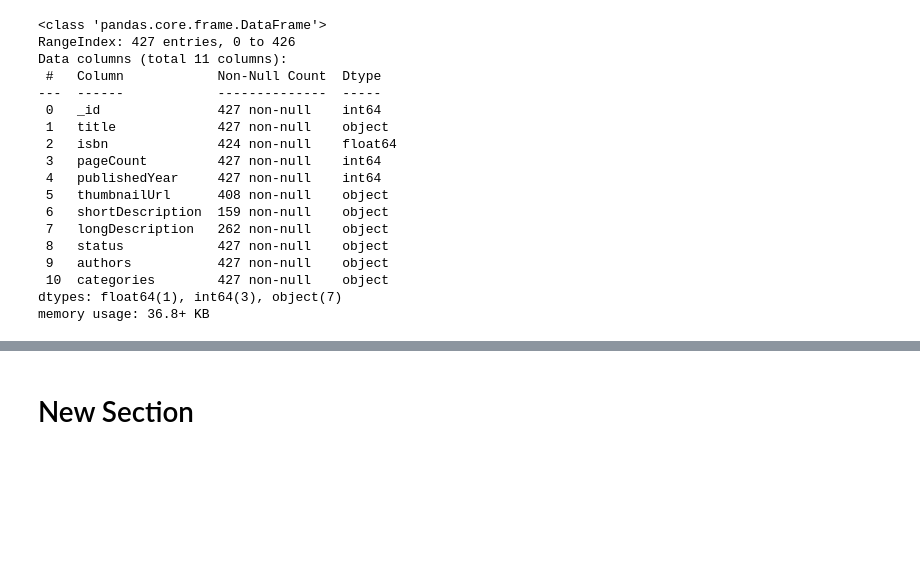
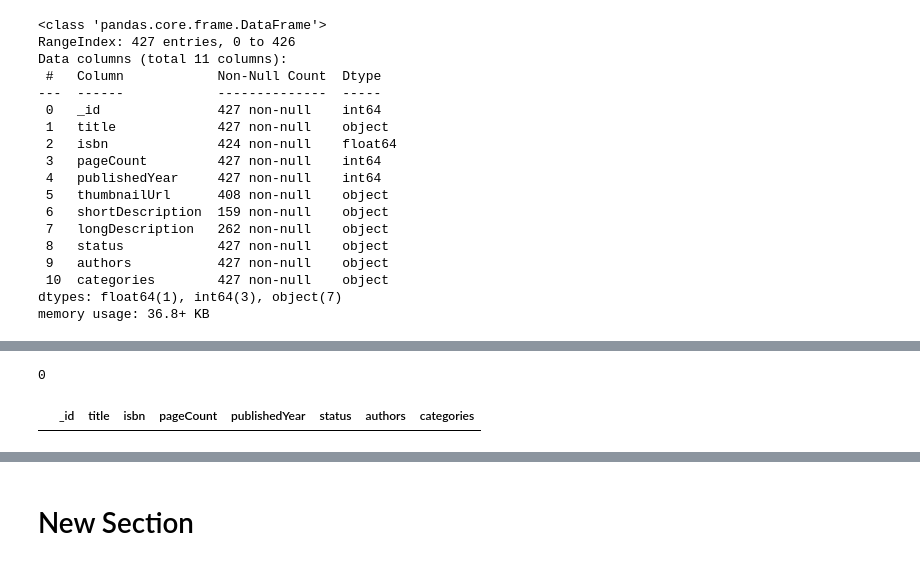
Before and after one commit to sujataprasad01/Books-JSON-data-for-scrapping-analysis, a Jupyter notebook: Project_4_Using_JSON_data_for_analysis.ipynb, the cells around one changed output, grey strips where cells are left out. Drawn from its saved outputs; the diff is of its cells as text; code cells hidden in the pictures; blank space fills up the shorter version.

```diff
--- a/Project_4_Using_JSON_data_for_analysis.ipynb
+++ b/Project_4_Using_JSON_data_for_analysis.ipynb
@@ -923,0 +1031,9 @@ memory usage: 36.8+ KB
+# %%
+(df['authors'] =='[]').sum()
+# sum(df['authors']=='[]')
+# %% [output]
+0
+# %%
+df[df['authors']=='[]']
+# %% [output]
+|  | _id | title | isbn | pageCount | publishedYear | status | authors | categories |
```
Also changed, not shown: parts of 27 cells of this notebook.
